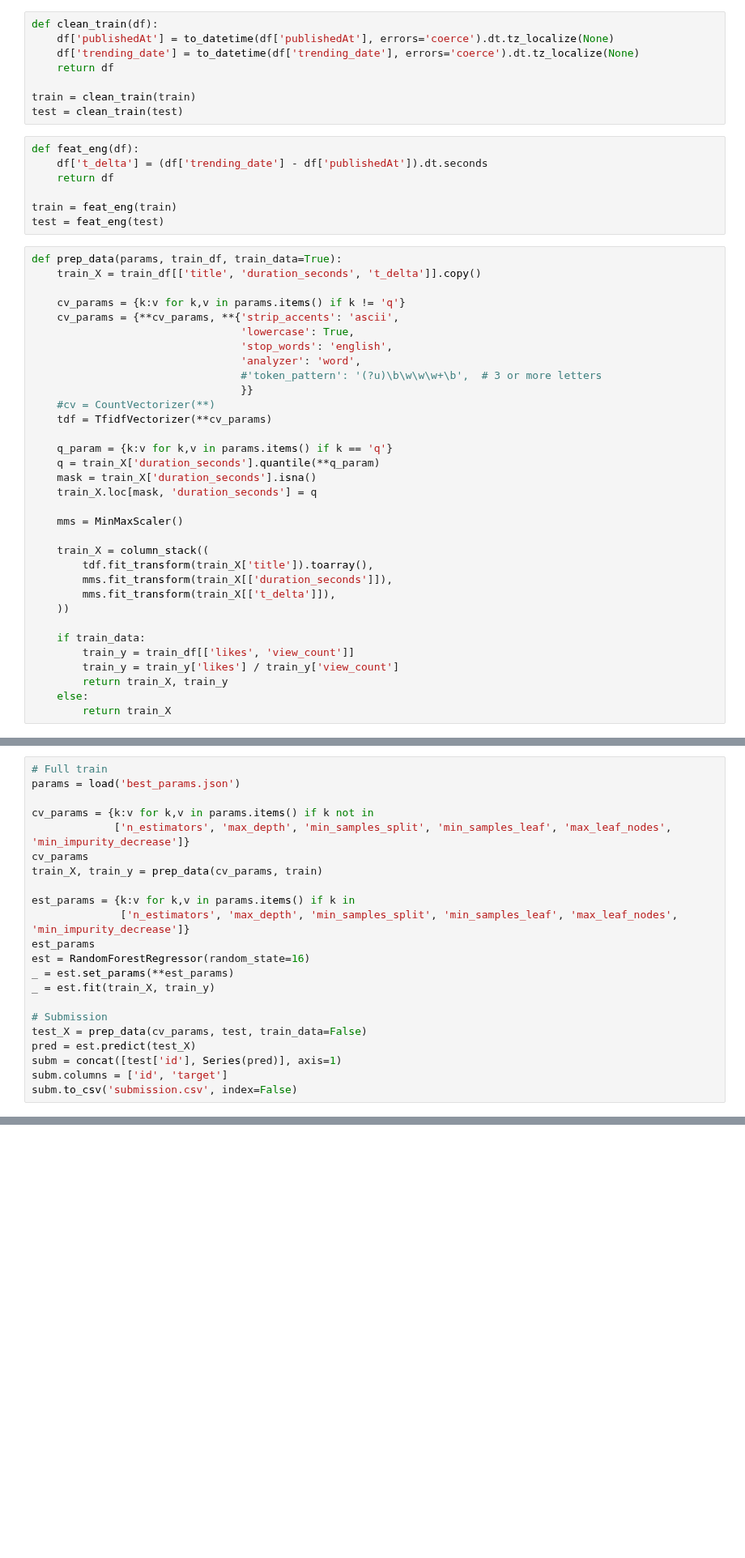
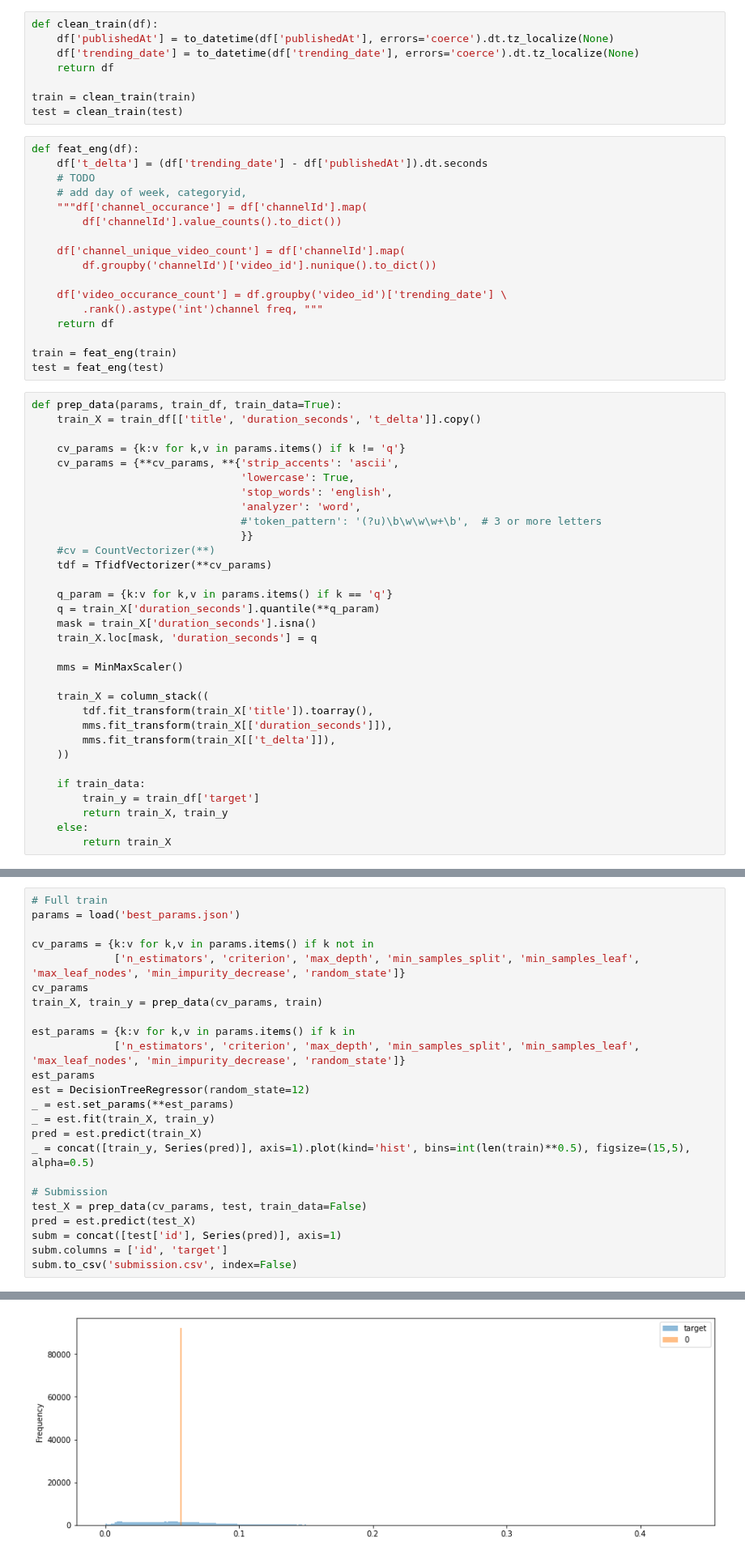
Before and after one commit to maulberto3/Kaggle_magic, a Jupyter notebook: pog-1-ga-mighty-rf-text-model.ipynb, the cells around one changed output, grey strips where cells are left out. Shown at 81% size. Drawn from its saved outputs; the diff is of its cells as text; blank space fills up the shorter version.

```diff
--- a/pog-1-ga-mighty-rf-text-model.ipynb
+++ b/pog-1-ga-mighty-rf-text-model.ipynb
@@ -82,6 +98,16 @@ test = clean_train(test)
 # %%
 def feat_eng(df):
     df['t_delta'] = (df['trending_date'] - df['publishedAt']).dt.seconds
+    # TODO
+    # add day of week, categoryid,
+    """df['channel_occurance'] = df['channelId'].map(
+        df['channelId'].value_counts().to_dict())
+
+    df['channel_unique_video_count'] = df['channelId'].map(
+        df.groupby('channelId')['video_id'].nunique().to_dict())
+
+    df['video_occurance_count'] = df.groupby('video_id')['trending_date'] \
+        .rank().astype('int')channel freq, """
     return df
 
 train = feat_eng(train)
@@ -114,8 +140,7 @@ def prep_data(params, train_df, train_data=True):
     ))
 
     if train_data:
-        train_y = train_df[['likes', 'view_count']]
-        train_y = train_y['likes'] / train_y['view_count']
+        train_y = train_df['target']
         return train_X, train_y
     else:
         return train_X
@@ -391,16 +431,18 @@ dump(hof['hof_0'], 'best_params.json')
 params = load('best_params.json')
 
 cv_params = {k:v for k,v in params.items() if k not in
-             ['n_estimators', 'max_depth', 'min_samples_split', 'min_samples_leaf', 'max_leaf_nodes', 'min_impurity_decrease']}
+             ['n_estimators', 'criterion', 'max_depth', 'min_samples_split', 'min_samples_leaf', 'max_leaf_nodes', 'min_impurity_decrease', 'random_state']}
 cv_params
 train_X, train_y = prep_data(cv_params, train)
 
 est_params = {k:v for k,v in params.items() if k in
-              ['n_estimators', 'max_depth', 'min_samples_split', 'min_samples_leaf', 'max_leaf_nodes', 'min_impurity_decrease']}
+             ['n_estimators', 'criterion', 'max_depth', 'min_samples_split', 'min_samples_leaf', 'max_leaf_nodes', 'min_impurity_decrease', 'random_state']}
 est_params
-est = RandomForestRegressor(random_state=16)
+est = DecisionTreeRegressor(random_state=12)
 _ = est.set_params(**est_params)
 _ = est.fit(train_X, train_y)
+pred = est.predict(train_X)
+_ = concat([train_y, Series(pred)], axis=1).plot(kind='hist', bins=int(len(train)**0.5), figsize=(15,5), alpha=0.5)
 
 # Submission
 test_X = prep_data(cv_params, test, train_data=False)
@@ -423,3 +465,4 @@ subm.to_csv('submission.csv', index=False)
+[figure, added]
 # %%
 subm
 # %% [output]
```
Also changed, not shown: parts of 11 cells of this notebook.
